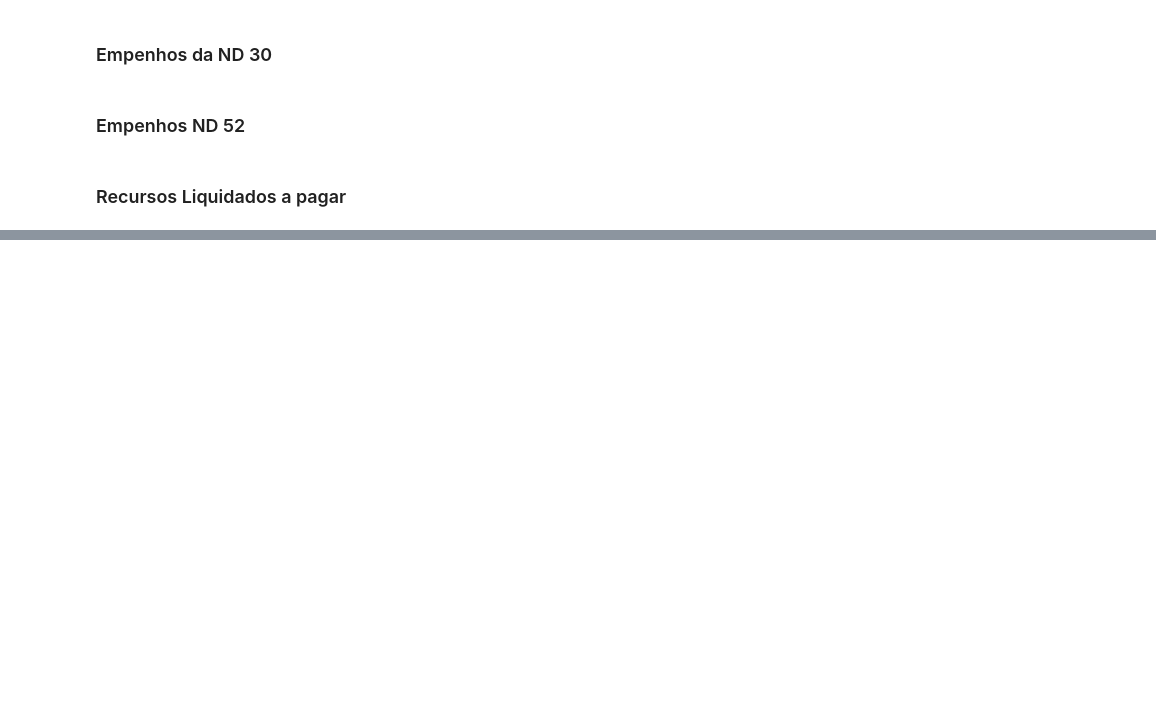
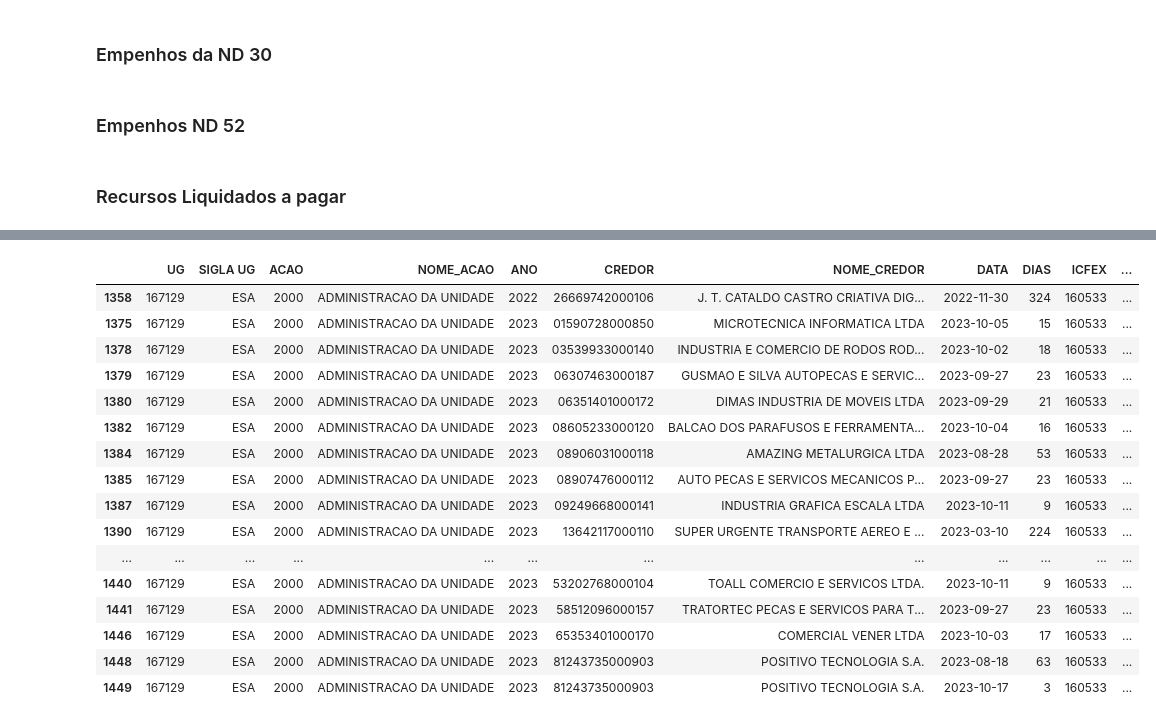
Before and after one commit to DiogoPqdt/Dashboard_ESA, a Jupyter notebook: notebook/sag.ipynb, the cells around one changed output, grey strips where cells are left out. Cells and saved outputs as stored; diff of their text form; code cells hidden in the pictures; blank space fills up the shorter version.

```diff
--- a/notebook/sag.ipynb
+++ b/notebook/sag.ipynb
@@ -561,3 +542,23 @@ fig.update_traces(textposition = 'outside', cliponaxis = False, hovertemplate=No
 fig.update_layout(hovermode="x unified")
 
 fig.show()
+# %%
+df_teste[(df_teste['PI'] == 'C1ENCONDETM') & (df_teste['A_LIQUIDAR'] != 0)]
+# %% [output]
+|  | UG | SIGLA UG | ACAO | NOME_ACAO | ANO | CREDOR | NOME_CREDOR | DATA | DIAS | ICFEX | ... |
+| 1358 | 167129 | ESA | 2000 | ADMINISTRACAO DA UNIDADE | 2022 | 26669742000106 | J. T. CATALDO CASTRO CRIATIVA DIG... | 2022-11-30 | 324 | 160533 | ... |
+| 1375 | 167129 | ESA | 2000 | ADMINISTRACAO DA UNIDADE | 2023 | 01590728000850 | MICROTECNICA INFORMATICA LTDA | 2023-10-05 | 15 | 160533 | ... |
+| 1378 | 167129 | ESA | 2000 | ADMINISTRACAO DA UNIDADE | 2023 | 03539933000140 | INDUSTRIA E COMERCIO DE RODOS ROD... | 2023-10-02 | 18 | 160533 | ... |
+| 1379 | 167129 | ESA | 2000 | ADMINISTRACAO DA UNIDADE | 2023 | 06307463000187 | GUSMAO E SILVA AUTOPECAS E SERVIC... | 2023-09-27 | 23 | 160533 | ... |
+| 1380 | 167129 | ESA | 2000 | ADMINISTRACAO DA UNIDADE | 2023 | 06351401000172 | DIMAS INDUSTRIA DE MOVEIS LTDA | 2023-09-29 | 21 | 160533 | ... |
+| 1382 | 167129 | ESA | 2000 | ADMINISTRACAO DA UNIDADE | 2023 | 08605233000120 | BALCAO DOS PARAFUSOS E FERRAMENTA... | 2023-10-04 | 16 | 160533 | ... |
+| 1384 | 167129 | ESA | 2000 | ADMINISTRACAO DA UNIDADE | 2023 | 08906031000118 | AMAZING METALURGICA LTDA | 2023-08-28 | 53 | 160533 | ... |
+| 1385 | 167129 | ESA | 2000 | ADMINISTRACAO DA UNIDADE | 2023 | 08907476000112 | AUTO PECAS E SERVICOS MECANICOS P... | 2023-09-27 | 23 | 160533 | ... |
+| 1387 | 167129 | ESA | 2000 | ADMINISTRACAO DA UNIDADE | 2023 | 09249668000141 | INDUSTRIA GRAFICA ESCALA LTDA | 2023-10-11 | 9 | 160533 | ... |
+| 1390 | 167129 | ESA | 2000 | ADMINISTRACAO DA UNIDADE | 2023 | 13642117000110 | SUPER URGENTE TRANSPORTE AEREO E ... | 2023-03-10 | 224 | 160533 | ... |
+| ... | ... | ... | ... | ... | ... | ... | ... | ... | ... | ... | ... |
+| 1440 | 167129 | ESA | 2000 | ADMINISTRACAO DA UNIDADE | 2023 | 53202768000104 | TOALL COMERCIO E SERVICOS LTDA. | 2023-10-11 | 9 | 160533 | ... |
+| 1441 | 167129 | ESA | 2000 | ADMINISTRACAO DA UNIDADE | 2023 | 58512096000157 | TRATORTEC PECAS E SERVICOS PARA T... | 2023-09-27 | 23 | 160533 | ... |
+| 1446 | 167129 | ESA | 2000 | ADMINISTRACAO DA UNIDADE | 2023 | 65353401000170 | COMERCIAL VENER LTDA | 2023-10-03 | 17 | 160533 | ... |
+| 1448 | 167129 | ESA | 2000 | ADMINISTRACAO DA UNIDADE | 2023 | 81243735000903 | POSITIVO TECNOLOGIA S.A. | 2023-08-18 | 63 | 160533 | ... |
+| 1449 | 167129 | ESA | 2000 | ADMINISTRACAO DA UNIDADE | 2023 | 81243735000903 | POSITIVO TECNOLOGIA S.A. | 2023-10-17 | 3 | 160533 | ... |
```
Also changed, not shown: parts of 17 cells of this notebook, 9 other files.
